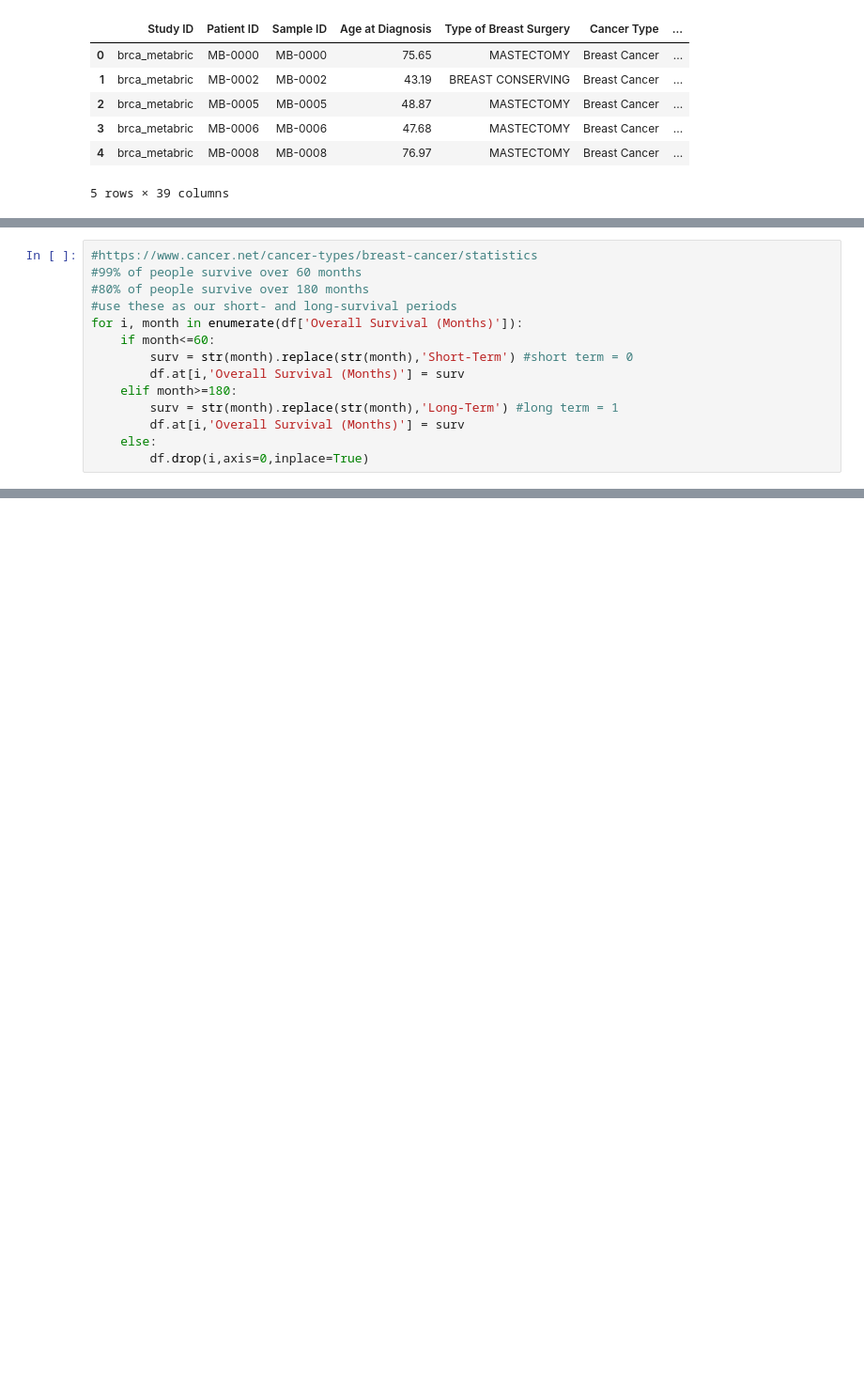
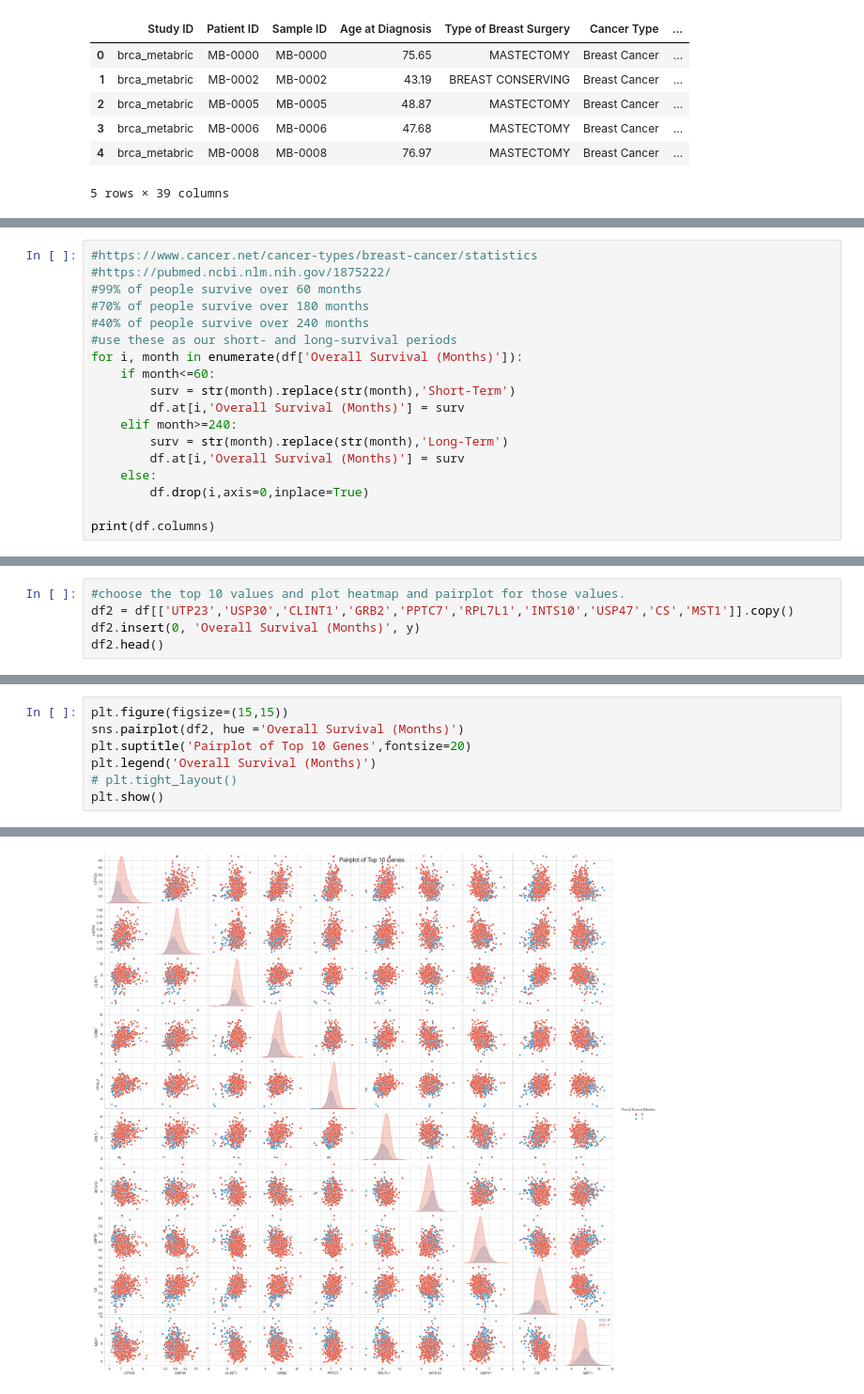
Before and after one commit to quinnbrodsky/bPrescient_prep, a Jupyter notebook: bPrescient_HW1.ipynb, the cells around one changed output, grey strips where cells are left out. Shown at 94% size. Drawn from its saved outputs; the diff is of its cells as text; blank space fills up the shorter version.

```diff
--- a/bPrescient_HW1.ipynb
+++ b/bPrescient_HW1.ipynb
@@ -48,14 +115,18 @@ df.head()
 # %%
 #https://www.cancer.net/cancer-types/breast-cancer/statistics
+#https://pubmed.ncbi.nlm.nih.gov/1875222/
 #99% of people survive over 60 months
-#80% of people survive over 180 months
+#70% of people survive over 180 months
+#40% of people survive over 240 months
 #use these as our short- and long-survival periods
 for i, month in enumerate(df['Overall Survival (Months)']):
     if month<=60:
-        surv = str(month).replace(str(month),'Short-Term') #short term = 0
+        surv = str(month).replace(str(month),'Short-Term')
         df.at[i,'Overall Survival (Months)'] = surv
-    elif month>=180:
-        surv = str(month).replace(str(month),'Long-Term') #long term = 1
+    elif month>=240:
+        surv = str(month).replace(str(month),'Long-Term')
         df.at[i,'Overall Survival (Months)'] = surv
     else:
         df.drop(i,axis=0,inplace=True)
+
+print(df.columns)
@@ -185,0 +223,5 @@ y = df.pop('Overall Survival (Months)')
+# %%
+#choose the top 10 values and plot heatmap and pairplot for those values.
+df2 = df[['UTP23','USP30','CLINT1','GRB2','PPTC7','RPL7L1','INTS10','USP47','CS','MST1']].copy()
+df2.insert(0, 'Overall Survival (Months)', y)
+df2.head()
@@ -185,0 +235,8 @@ y = df.pop('Overall Survival (Months)')
+# %%
+plt.figure(figsize=(15,15))
+sns.pairplot(df2, hue ='Overall Survival (Months)')
+plt.suptitle('Pairplot of Top 10 Genes',fontsize=20)
+plt.legend('Overall Survival (Months)')
+# plt.tight_layout()
+plt.show()
+# %% [output]
@@ -185,0 +244 @@ y = df.pop('Overall Survival (Months)')
+[figure, added]
```
Also changed, not shown: parts of 28 cells of this notebook.
